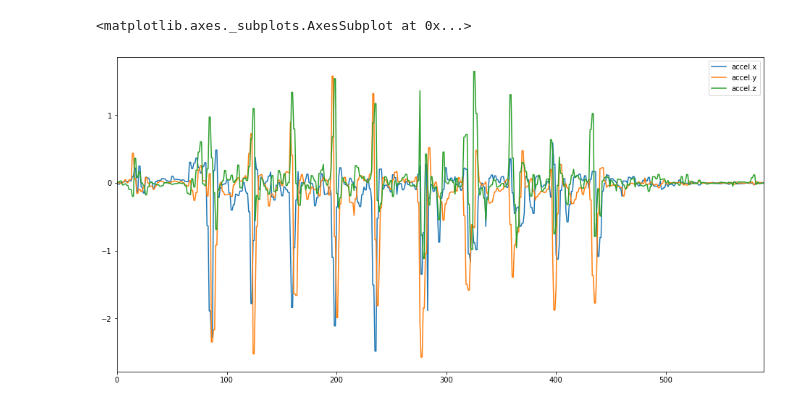
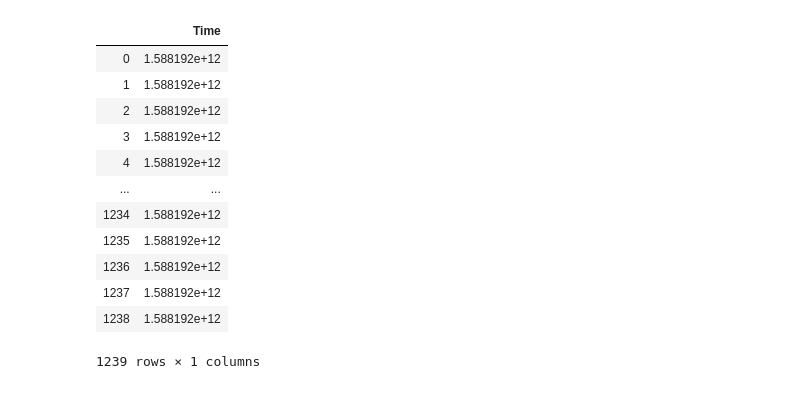
Before and after one commit to equinlan/oberhau-analysis, a Jupyter notebook: analysis.ipynb, the cells around one changed output. Saved outputs shown, nothing was run; the diff lists cells and outputs as text; code cells hidden in the pictures.

```diff
--- a/analysis.ipynb
+++ b/analysis.ipynb
@@ -59,5 +64,16 @@ df = json_normalize(d['observations']); df
-# %%
-df[['accel.x', 'accel.y', 'accel.z']].plot(figsize=(16,8))
-# %% [output]
-<matplotlib.axes._subplots.AxesSubplot at 0x...>
-[figure, removed]
+# %%
+metadf = pd.read_csv(dataPath + metaFile, index_col=0); metadf
+# %% [output]
+|  | Time |
+| 0 | 1.588192e+12 |
+| 1 | 1.588192e+12 |
+| 2 | 1.588192e+12 |
+| 3 | 1.588192e+12 |
+| 4 | 1.588192e+12 |
+| ... | ... |
+| 1234 | 1.588192e+12 |
+| 1235 | 1.588192e+12 |
+| 1236 | 1.588192e+12 |
+| 1237 | 1.588192e+12 |
+| 1238 | 1.588192e+12 |
+1239 rows × 1 columns
```
Also changed, not shown: parts of 5 cells of this notebook, 8 other files.
